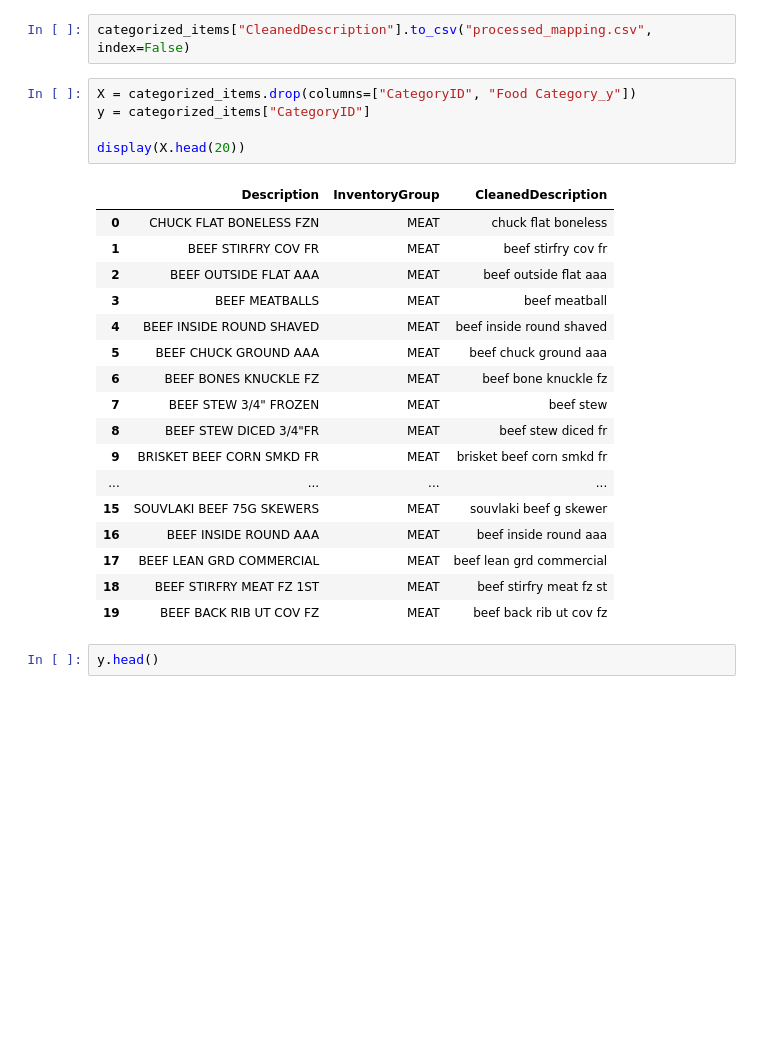
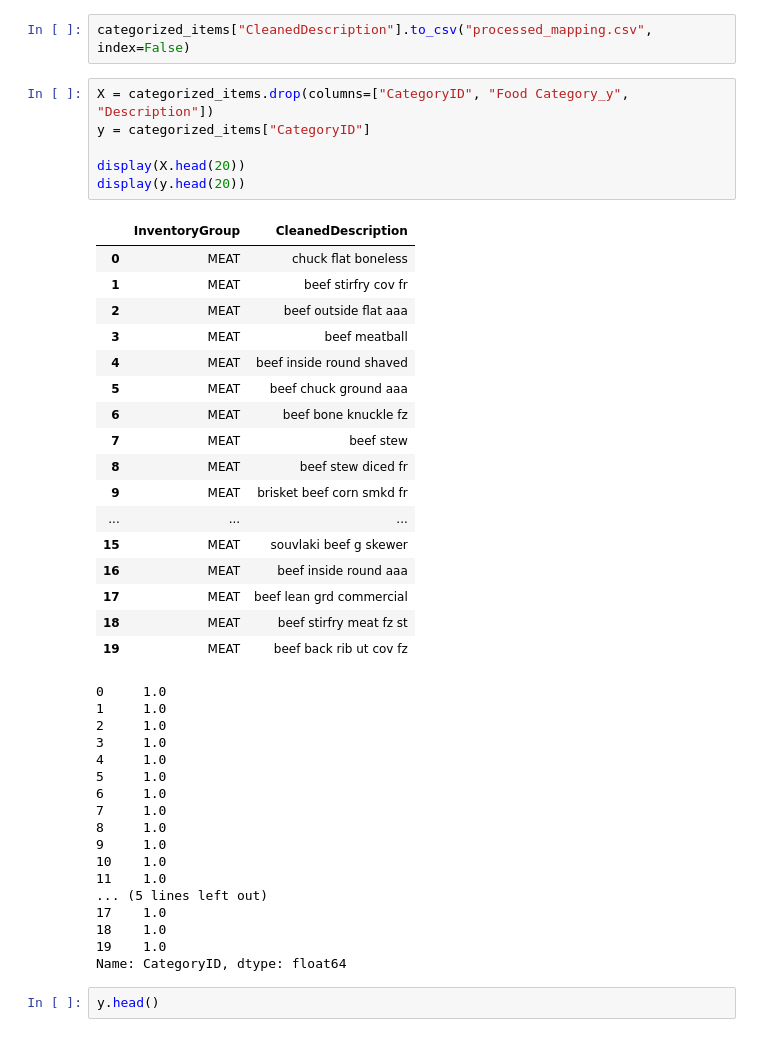
Before and after one commit to SEEDSProjects/CFFS_Label_2024_25, a Jupyter notebook: Misc_Notebooks/Machine_Learning_algorithms_solutions/Item_categorization.ipynb, the cells around one changed output. Cells and saved outputs as stored; diff of their text form; blank space fills up the shorter version.

```diff
--- a/Misc_Notebooks/Machine_Learning_algorithms_solutions/Item_categorization.ipynb
+++ b/Misc_Notebooks/Machine_Learning_algorithms_solutions/Item_categorization.ipynb
@@ -173,28 +173,46 @@ Name: count, dtype: int64
 # %%
 categorized_items["CleanedDescription"].to_csv("processed_mapping.csv", index=False)
 # %%
-X = categorized_items.drop(columns=["CategoryID", "Food Category_y"])
+X = categorized_items.drop(columns=["CategoryID", "Food Category_y", "Description"])
 y = categorized_items["CategoryID"]
 
 display(X.head(20))
+display(y.head(20))
 # %% [output]
-|  | Description | InventoryGroup | CleanedDescription |
-| 0 | CHUCK FLAT BONELESS FZN | MEAT | chuck flat boneless |
-| 1 | BEEF STIRFRY COV FR | MEAT | beef stirfry cov fr |
-| 2 | BEEF OUTSIDE FLAT AAA | MEAT | beef outside flat aaa |
-| 3 | BEEF MEATBALLS | MEAT | beef meatball |
-| 4 | BEEF INSIDE ROUND SHAVED | MEAT | beef inside round shaved |
-| 5 | BEEF CHUCK GROUND AAA | MEAT | beef chuck ground aaa |
-| 6 | BEEF BONES KNUCKLE FZ | MEAT | beef bone knuckle fz |
-| 7 | BEEF STEW 3/4" FROZEN | MEAT | beef stew |
-| 8 | BEEF STEW DICED 3/4"FR | MEAT | beef stew diced fr |
-| 9 | BRISKET BEEF CORN SMKD FR | MEAT | brisket beef corn smkd fr |
-| ... | ... | ... | ... |
-| 15 | SOUVLAKI BEEF 75G SKEWERS | MEAT | souvlaki beef g skewer |
-| 16 | BEEF INSIDE ROUND AAA | MEAT | beef inside round aaa |
-| 17 | BEEF LEAN GRD COMMERCIAL | MEAT | beef lean grd commercial |
-| 18 | BEEF STIRFRY MEAT FZ 1ST | MEAT | beef stirfry meat fz st |
-| 19 | BEEF BACK RIB UT COV FZ | MEAT | beef back rib ut cov fz |
+|  | InventoryGroup | CleanedDescription |
+| 0 | MEAT | chuck flat boneless |
+| 1 | MEAT | beef stirfry cov fr |
+| 2 | MEAT | beef outside flat aaa |
+| 3 | MEAT | beef meatball |
+| 4 | MEAT | beef inside round shaved |
+| 5 | MEAT | beef chuck ground aaa |
+| 6 | MEAT | beef bone knuckle fz |
+| 7 | MEAT | beef stew |
+| 8 | MEAT | beef stew diced fr |
+| 9 | MEAT | brisket beef corn smkd fr |
+| ... | ... | ... |
+| 15 | MEAT | souvlaki beef g skewer |
+| 16 | MEAT | beef inside round aaa |
+| 17 | MEAT | beef lean grd commercial |
+| 18 | MEAT | beef stirfry meat fz st |
+| 19 | MEAT | beef back rib ut cov fz |
+0     1.0
+1     1.0
+2     1.0
+3     1.0
+4     1.0
+5     1.0
+6     1.0
+7     1.0
+8     1.0
+9     1.0
+10    1.0
+11    1.0
+... (5 lines left out)
+17    1.0
+18    1.0
+19    1.0
+Name: CategoryID, dtype: float64
 # %%
 y.head()
 # %% [output]
```
Also changed, not shown: parts of 9 cells of this notebook, 1 other file.
